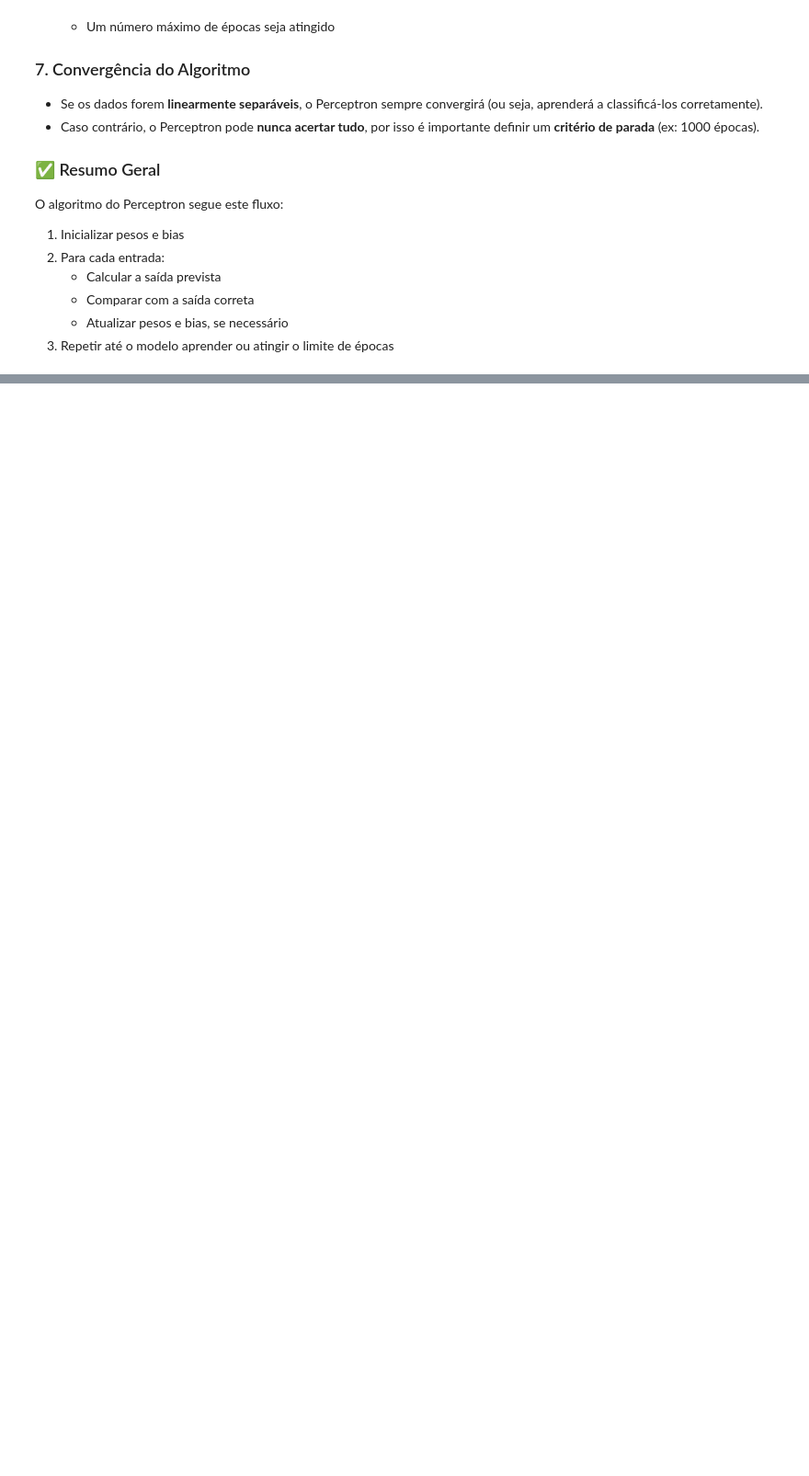
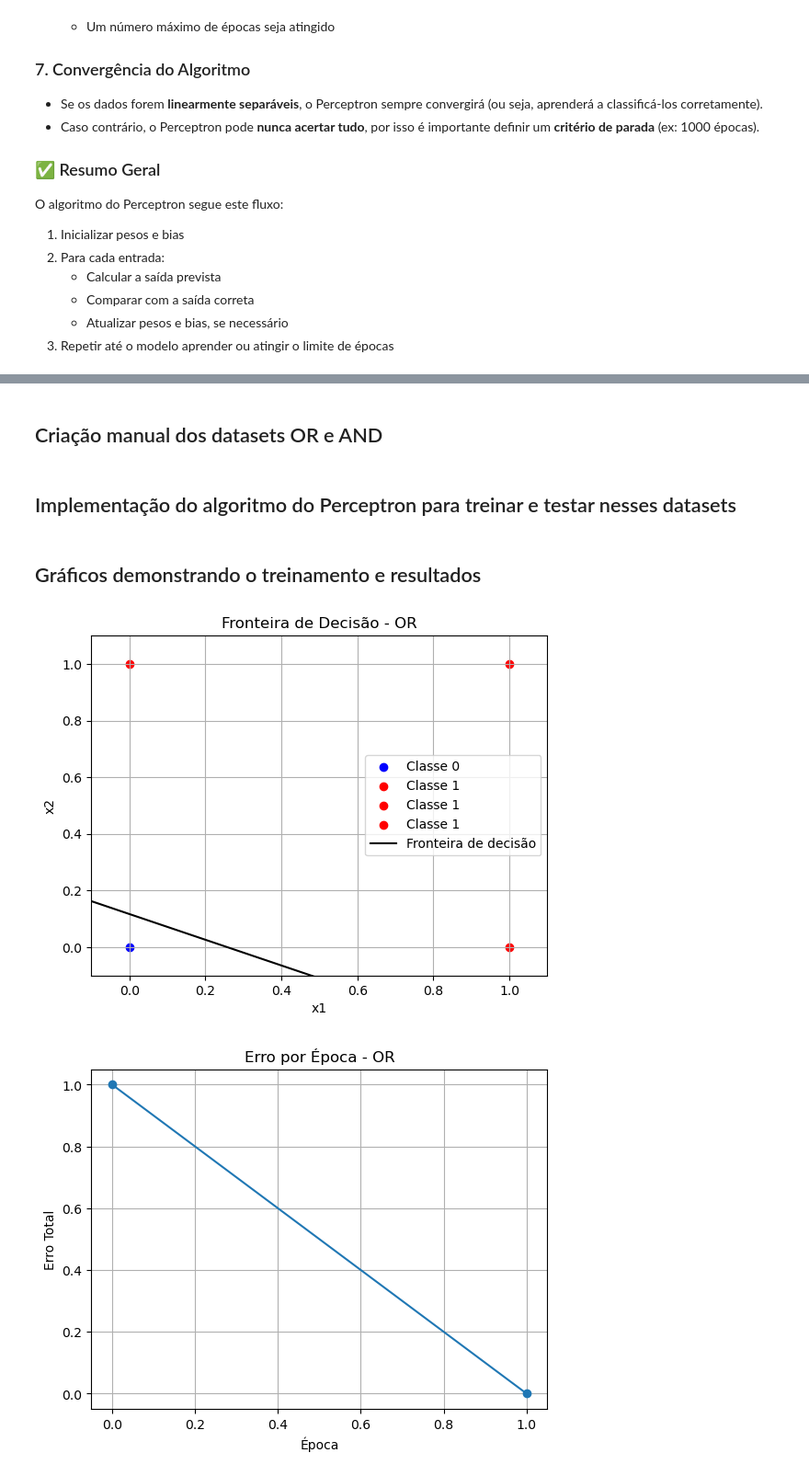
Before and after one commit to joaopedroalcn/G_JOAOPEDROALCANTARA_PERCEPTRON, a Jupyter notebook: perceptron.ipynb, the cells around one changed output, grey strips where cells are left out. Shown at 92% size. Saved outputs shown, nothing was run; the diff lists cells and outputs as text; code cells hidden in the pictures; blank space fills up the shorter version.

Commit message:
feat: Aplicação do Perceptron aos problemas lógicos OR e AND e Discussão do problema XOR e suas implicações para a evolução das redes neurais

```diff
--- a/perceptron.ipynb
+++ b/perceptron.ipynb
@@ -291,0 +302,24 @@ O algoritmo do Perceptron segue este fluxo:
+# %% [markdown]
+## Criação manual dos datasets OR e AND
+# %%
+# Dados manuais para OR e AND
+# Cada entrada: [x1, x2]
+# Saída esperada: 0 ou 1
+
+# Problema OR
+dados_or = [
+    ([0, 0], 0),
+    ([0, 1], 1),
+    ([1, 0], 1),
+    ([1, 1], 1)
+]
+
+# Problema AND
+dados_and = [
+    ([0, 0], 0),
+    ([0, 1], 0),
+    ([1, 0], 0),
+    ([1, 1], 1)
+]
+# %% [markdown]
+## Implementação do algoritmo do Perceptron para treinar e testar nesses datasets
@@ -291,0 +370,49 @@ O algoritmo do Perceptron segue este fluxo:
+# %% [markdown]
+## Gráficos demonstrando o treinamento e resultados
+# %%
+#Treinamento OR e AND + Gráficos
+
+import matplotlib.pyplot as plt
+import numpy as np
+
+def plot_resultado(dados, pesos, bias, titulo):
+    x = np.linspace(-0.1, 1.1, 100)
+    y = -(pesos[0] * x + bias) / pesos[1]
+
+    # Pontos
+    for entrada, esperado in dados:
+        cor = 'blue' if esperado == 0 else 'red'
+        plt.scatter(entrada[0], entrada[1], color=cor, label=f"Classe {esperado}")
+
+    # Linha de decisão
+    plt.plot(x, y, '-k', label='Fronteira de decisão')
+
+    plt.title(titulo)
+    plt.xlabel("x1")
+    plt.ylabel("x2")
+    plt.grid(True)
+    plt.xlim(-0.1, 1.1)
+    plt.ylim(-0.1, 1.1)
+    plt.legend()
+    plt.show()
+
+def plot_erro(historico_erros, titulo):
+    plt.plot(historico_erros, marker='o')
+    plt.title(titulo)
+    plt.xlabel("Época")
+    plt.ylabel("Erro Total")
+    plt.grid(True)
+    plt.show()
+
+# OR
+pesos_or, bias_or, hist_pesos_or, hist_erros_or = treinar_perceptron(dados_or)
+plot_resultado(dados_or, pesos_or, bias_or, "Fronteira de Decisão - OR")
+plot_erro(hist_erros_or, "Erro por Época - OR")
+
+# AND
+pesos_and, bias_and, hist_pesos_and, hist_erros_and = treinar_perceptron(dados_and)
+plot_resultado(dados_and, pesos_and, bias_and, "Fronteira de Decisão - AND")
+plot_erro(hist_erros_and, "Erro por Época - AND")
+# %% [output]
+[figure, added]
+[figure, added]
```
Also changed, not shown: parts of 8 cells of this notebook.
